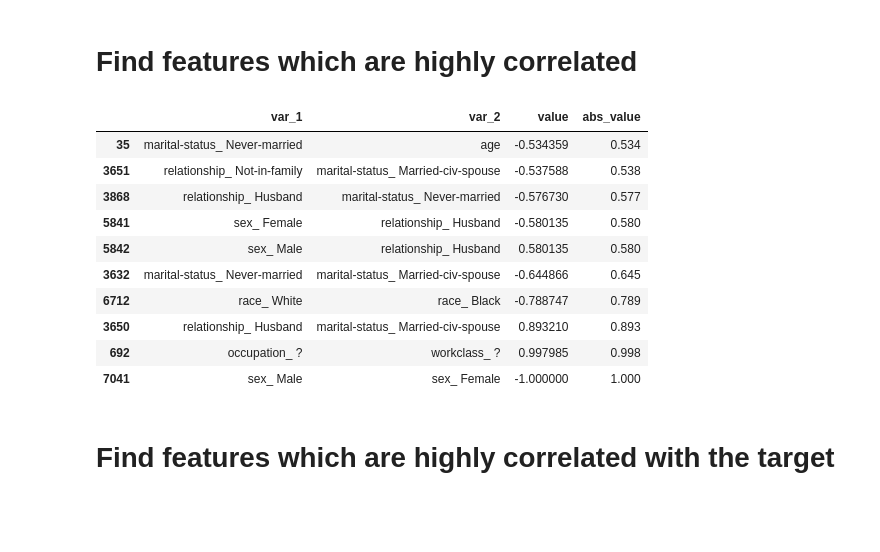
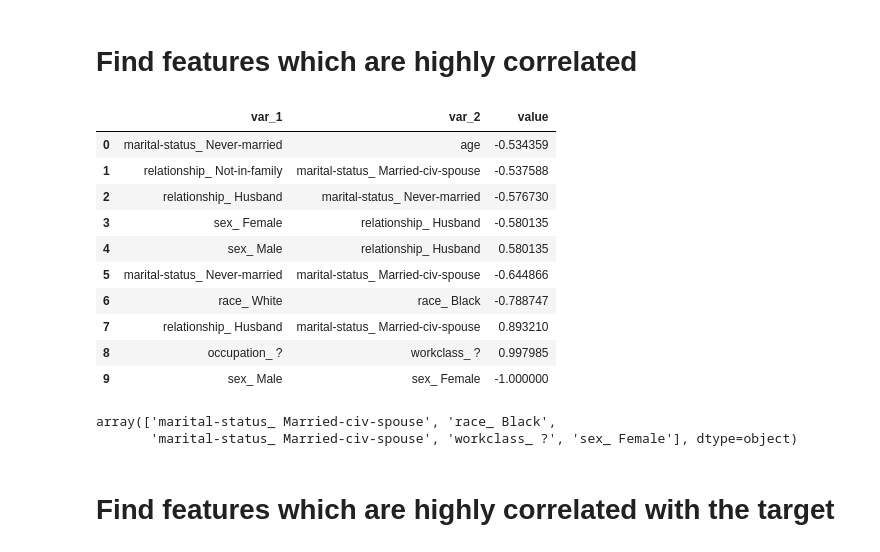
Before and after one commit to shirmeir/notebooks, a Jupyter notebook: census_income_data_set.ipynb, the cells around one changed output. Drawn from its saved outputs; the diff is of its cells as text; code cells hidden in the pictures; blank space fills up the shorter version.

```diff
--- a/census_income_data_set.ipynb
+++ b/census_income_data_set.ipynb
@@ -343,17 +374,24 @@ correlation_melted = correlation_melted.drop_duplicates(subset='var_couple').dro
-# %%
-correlation_melted['abs_value'] = correlation_melted['value'].abs().round(3)
-correlation_melted.sort_values(by='abs_value').tail(10)
-# %% [output]
-|  | var_1 | var_2 | value | abs_value |
-| 35 | marital-status_ Never-married | age | -0.534359 | 0.534 |
-| 3651 | relationship_ Not-in-family | marital-status_ Married-civ-spouse | -0.537588 | 0.538 |
-| 3868 | relationship_ Husband | marital-status_ Never-married | -0.576730 | 0.577 |
-| 5841 | sex_ Female | relationship_ Husband | -0.580135 | 0.580 |
-| 5842 | sex_ Male | relationship_ Husband | 0.580135 | 0.580 |
-| 3632 | marital-status_ Never-married | marital-status_ Married-civ-spouse | -0.644866 | 0.645 |
-| 6712 | race_ White | race_ Black | -0.788747 | 0.789 |
-| 3650 | relationship_ Husband | marital-status_ Married-civ-spouse | 0.893210 | 0.893 |
-| 692 | occupation_ ? | workclass_ ? | 0.997985 | 0.998 |
-| 7041 | sex_ Male | sex_ Female | -1.000000 | 1.000 |
+# %%
+if 'target' in X:
+    X = X.drop('target', axis=1)
+corr = X.corr()
+most_correlated_variables = get_most_correlated_variables(corr, num_pairs=10)
+# %%
+most_correlated_variables
+# %% [output]
+|  | var_1 | var_2 | value |
+| 0 | marital-status_ Never-married | age | -0.534359 |
+| 1 | relationship_ Not-in-family | marital-status_ Married-civ-spouse | -0.537588 |
+| 2 | relationship_ Husband | marital-status_ Never-married | -0.576730 |
+| 3 | sex_ Female | relationship_ Husband | -0.580135 |
+| 4 | sex_ Male | relationship_ Husband | 0.580135 |
+| 5 | marital-status_ Never-married | marital-status_ Married-civ-spouse | -0.644866 |
+| 6 | race_ White | race_ Black | -0.788747 |
+| 7 | relationship_ Husband | marital-status_ Married-civ-spouse | 0.893210 |
+| 8 | occupation_ ? | workclass_ ? | 0.997985 |
+| 9 | sex_ Male | sex_ Female | -1.000000 |
 # %%
-highly_correlated_features = correlation_melted.sort_values(by='abs_value').tail(5).var_2.values
+most_correlated_variables.tail(5).var_2.values
+# %% [output]
+array(['marital-status_ Married-civ-spouse', 'race_ Black',
+       'marital-status_ Married-civ-spouse', 'workclass_ ?', 'sex_ Female'], dtype=object)
```
Also changed, not shown: parts of 24 cells of this notebook, 1 other file.
